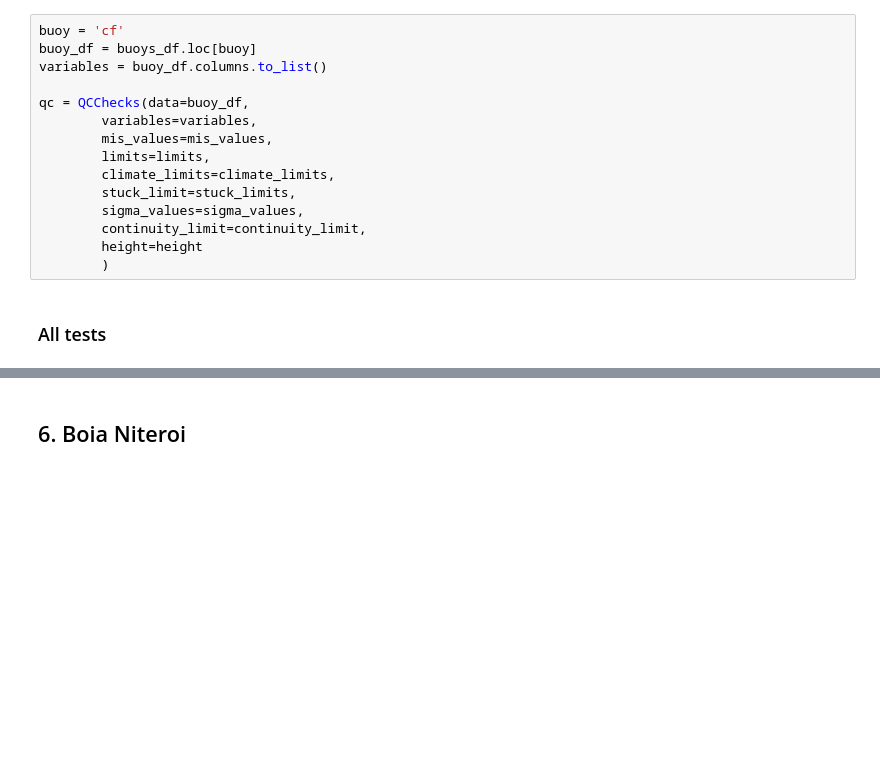
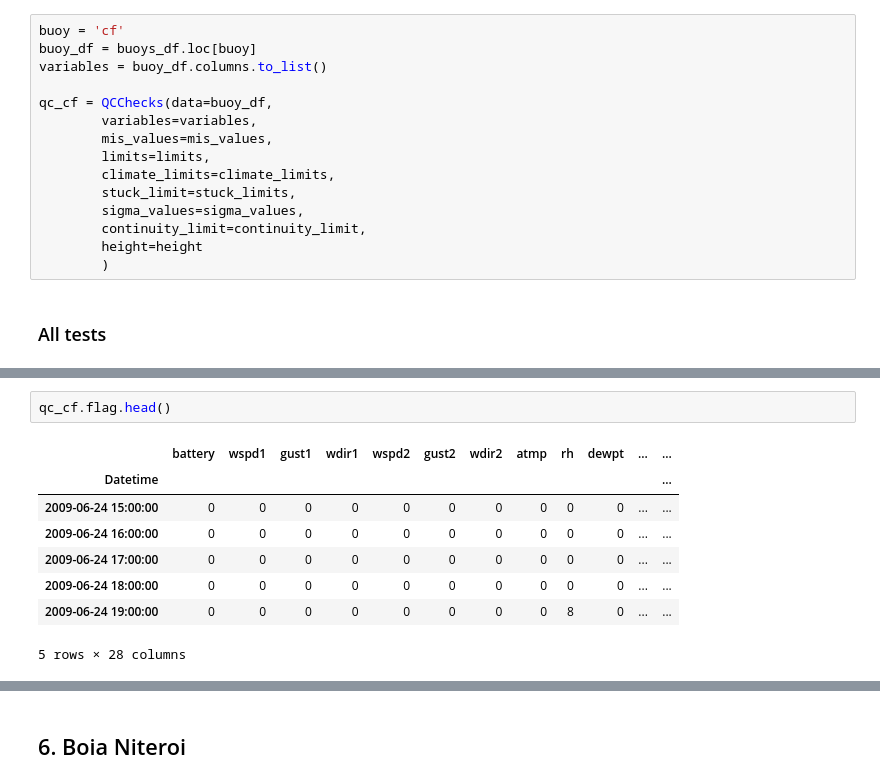
Before and after one commit to PNBOIA-Brasil/pnboia_qc, a Jupyter notebook: notebooks/ioos_qc_tests.ipynb, the cells around one changed output, grey strips where cells are left out. Drawn from its saved outputs; the diff is of its cells as text; blank space fills up the shorter version.

```diff
--- a/notebooks/ioos_qc_tests.ipynb
+++ b/notebooks/ioos_qc_tests.ipynb
@@ -78,7 +714,7 @@ buoy = 'cf'
 buoy_df = buoys_df.loc[buoy]
 variables = buoy_df.columns.to_list()
 
-qc = QCChecks(data=buoy_df,
+qc_cf = QCChecks(data=buoy_df,
         variables=variables,
         mis_values=mis_values,
         limits=limits,
@@ -192,0 +830,11 @@ See the caveats in the documentation: https://pandas.pydata.org/pandas-docs/stab
+# %%
+qc_cf.flag.head()
+# %% [output]
+|  | battery | wspd1 | gust1 | wdir1 | wspd2 | gust2 | wdir2 | atmp | rh | dewpt | ... | ... |
+| Datetime |  |  |  |  |  |  |  |  |  |  |  | ... |
+| 2009-06-24 15:00:00 | 0 | 0 | 0 | 0 | 0 | 0 | 0 | 0 | 0 | 0 | ... | ... |
+| 2009-06-24 16:00:00 | 0 | 0 | 0 | 0 | 0 | 0 | 0 | 0 | 0 | 0 | ... | ... |
+| 2009-06-24 17:00:00 | 0 | 0 | 0 | 0 | 0 | 0 | 0 | 0 | 0 | 0 | ... | ... |
+| 2009-06-24 18:00:00 | 0 | 0 | 0 | 0 | 0 | 0 | 0 | 0 | 0 | 0 | ... | ... |
+| 2009-06-24 19:00:00 | 0 | 0 | 0 | 0 | 0 | 0 | 0 | 0 | 8 | 0 | ... | ... |
+5 rows × 28 columns
```
Also changed, not shown: parts of 41 cells of this notebook, 16 other files.
